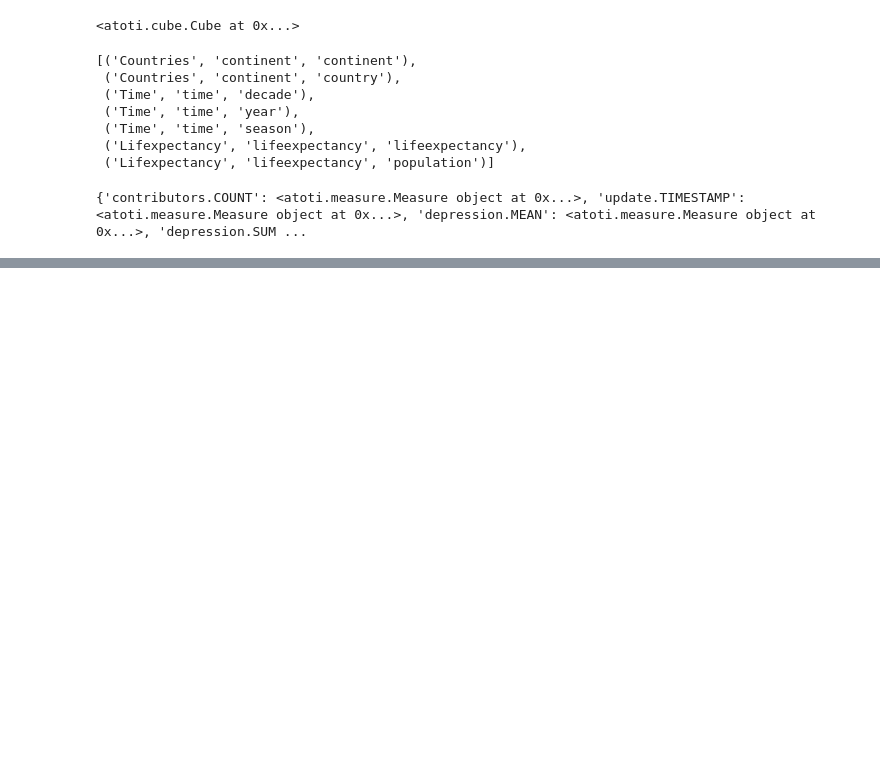
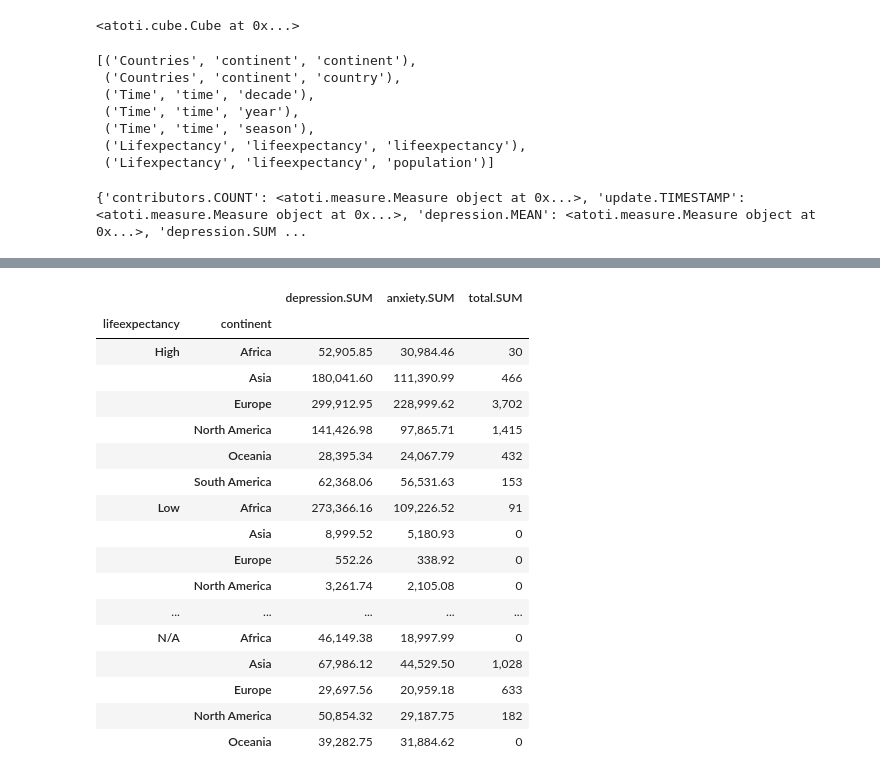
Before and after one commit to nadunvindy/Data-Warehousing-Project-1, a Jupyter notebook: Project1 Cube Creation.ipynb, the cells around one changed output, grey strips where cells are left out. Drawn from its saved outputs; the diff is of its cells as text; code cells hidden in the pictures; blank space fills up the shorter version.

```diff
--- a/Project1 Cube Creation.ipynb
+++ b/Project1 Cube Creation.ipynb
@@ -154,0 +206,21 @@ testcube.query(measures["depression.SUM"],measures["total.SUM"], levels=[levels[
+# %%
+testcube.query(measures["depression.SUM"],measures["anxiety.SUM"],measures["total.SUM"], levels=[levels['Lifexpectancy', 'lifeexpectancy', 'lifeexpectancy'],levels[('Countries', 'continent', 'continent')]])  #Query 5
+# %% [output]
+|  |  | depression.SUM | anxiety.SUM | total.SUM |
+| lifeexpectancy | continent |  |  |  |
+| High | Africa | 52,905.85 | 30,984.46 | 30 |
+|  | Asia | 180,041.60 | 111,390.99 | 466 |
+|  | Europe | 299,912.95 | 228,999.62 | 3,702 |
+|  | North America | 141,426.98 | 97,865.71 | 1,415 |
+|  | Oceania | 28,395.34 | 24,067.79 | 432 |
+|  | South America | 62,368.06 | 56,531.63 | 153 |
+| Low | Africa | 273,366.16 | 109,226.52 | 91 |
+|  | Asia | 8,999.52 | 5,180.93 | 0 |
+|  | Europe | 552.26 | 338.92 | 0 |
+|  | North America | 3,261.74 | 2,105.08 | 0 |
+| ... | ... | ... | ... | ... |
+| N/A | Africa | 46,149.38 | 18,997.99 | 0 |
+|  | Asia | 67,986.12 | 44,529.50 | 1,028 |
+|  | Europe | 29,697.56 | 20,959.18 | 633 |
+|  | North America | 50,854.32 | 29,187.75 | 182 |
+|  | Oceania | 39,282.75 | 31,884.62 | 0 |
```
Also changed, not shown: parts of 6 cells of this notebook, 13 other files.
